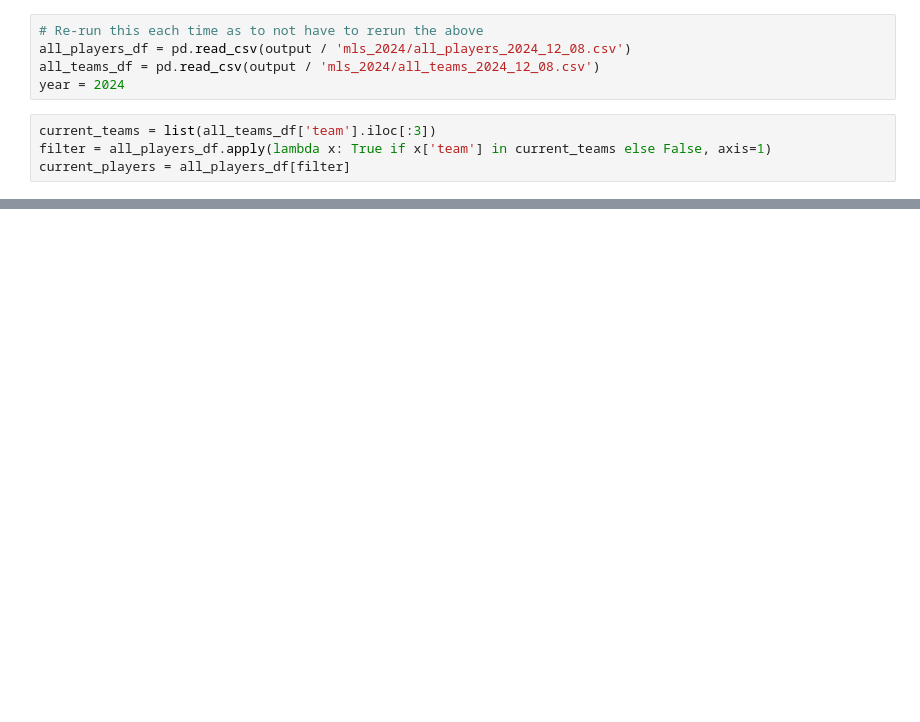
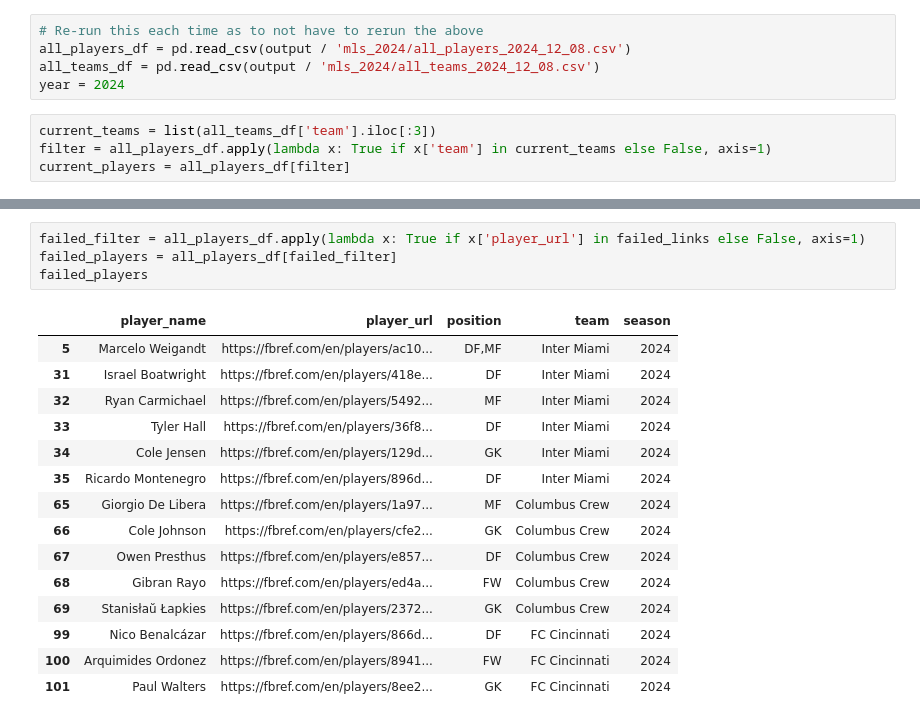
Before and after one commit to cmluna2913/FutbolMatchPrediction, a Jupyter notebook: notebooks/data_extraction.ipynb, the cells around one changed output, grey strips where cells are left out. Saved outputs shown, nothing was run; the diff lists cells and outputs as text; blank space fills up the shorter version.

```diff
--- a/notebooks/data_extraction.ipynb
+++ b/notebooks/data_extraction.ipynb
@@ -186,0 +200,20 @@ on 5: Could not obtain data for Marcelo-Weigandt
+# %%
+failed_filter = all_players_df.apply(lambda x: True if x['player_url'] in failed_links else False, axis=1)
+failed_players = all_players_df[failed_filter]
+failed_players
+# %% [output]
+|  | player_name | player_url | position | team | season |
+| 5 | Marcelo Weigandt | https://fbref.com/en/players/ac10... | DF,MF | Inter Miami | 2024 |
+| 31 | Israel Boatwright | https://fbref.com/en/players/418e... | DF | Inter Miami | 2024 |
+| 32 | Ryan Carmichael | https://fbref.com/en/players/5492... | MF | Inter Miami | 2024 |
+| 33 | Tyler Hall | https://fbref.com/en/players/36f8... | DF | Inter Miami | 2024 |
+| 34 | Cole Jensen | https://fbref.com/en/players/129d... | GK | Inter Miami | 2024 |
+| 35 | Ricardo Montenegro | https://fbref.com/en/players/896d... | DF | Inter Miami | 2024 |
+| 65 | Giorgio De Libera | https://fbref.com/en/players/1a97... | MF | Columbus Crew | 2024 |
+| 66 | Cole Johnson | https://fbref.com/en/players/cfe2... | GK | Columbus Crew | 2024 |
+| 67 | Owen Presthus | https://fbref.com/en/players/e857... | DF | Columbus Crew | 2024 |
+| 68 | Gibran Rayo | https://fbref.com/en/players/ed4a... | FW | Columbus Crew | 2024 |
+| 69 | Stanisłaŭ Łapkies | https://fbref.com/en/players/2372... | GK | Columbus Crew | 2024 |
+| 99 | Nico Benalcázar | https://fbref.com/en/players/866d... | DF | FC Cincinnati | 2024 |
+| 100 | Arquimides Ordonez | https://fbref.com/en/players/8941... | FW | FC Cincinnati | 2024 |
+| 101 | Paul Walters | https://fbref.com/en/players/8ee2... | GK | FC Cincinnati | 2024 |
```
Also changed, not shown: parts of 11 cells of this notebook.
